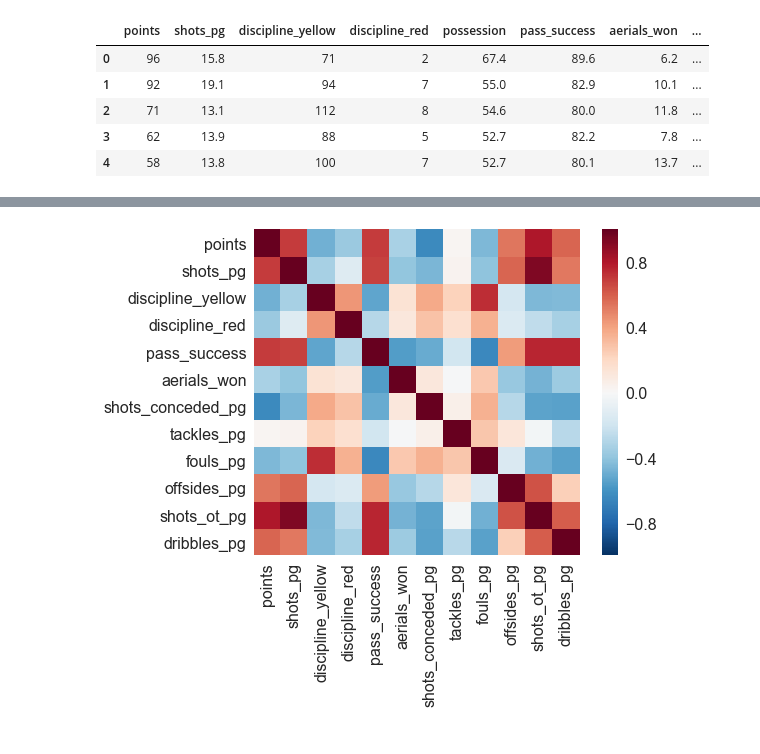
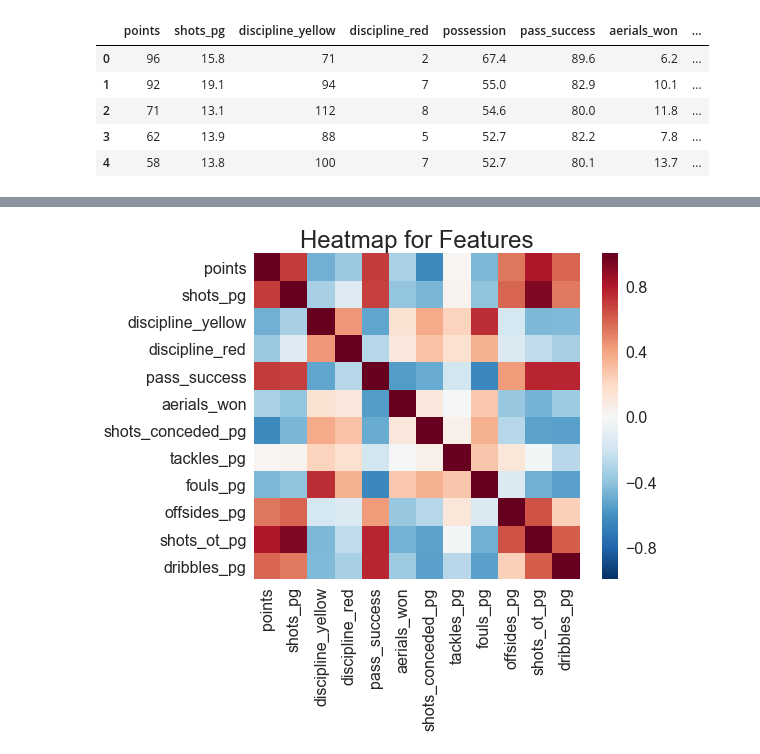
Before and after one commit to TRobertJackson/Data-Science-Projects, a Jupyter notebook: Soccer Game Prediction/Soccer Game Prediction_points.ipynb, the cells around one changed output, grey strips where cells are left out. Saved outputs shown, nothing was run; the diff lists cells and outputs as text; code cells hidden in the pictures.

```diff
--- a/Soccer Game Prediction/Soccer Game Prediction_points.ipynb
+++ b/Soccer Game Prediction/Soccer Game Prediction_points.ipynb
@@ -242,5 +202,5 @@ pickle.dump(Points_vs_Statistics, open('data/Points_vs_Statistics.p', 'wb'))
 # %%
-Points_Statistics_df = pickle.load(open('data/Points_vs_Statistics.p', 'rb'))
+Points_Statistics_df = pickle.load(open('data/Points_Statistics_df.p', 'rb'))
 # %%
 Points_Statistics_df = Points_Statistics_df.drop(['team', 'season'], axis = 1)
 # %%
@@ -286,0 +217,8 @@ Points_Statistics_df.corr().sort_values('points')
+# %%
+columns = Points_Statistics_df.columns
+X = Points_Statistics_df.drop(['points'], axis = 1)
+y = Points_Statistics_df[['points']]
+scaler = preprocessing.StandardScaler().fit(X)
+X_scaled = pd.DataFrame(scaler.transform(X))
+Points_Statistics_df = pd.concat([y, X_scaled], axis=1)
+Points_Statistics_df.columns = columns
@@ -611,3 +371,0 @@ print(fit.coef_)
-# %%
-rc={'axes.labelsize': 16, 'font.size': 16, 'legend.fontsize': 24.0, 'axes.titlesize': 24, 'xtick.labelsize': 16, 'ytick.labelsize': 16}
-sns.set(rc = rc)
@@ -683,9 +568,9 @@ plt.tight_layout()
 # %%
 #plot heatmap for all the features
-fig3, ax3 = plt.subplots()
-fig3.set_size_inches(8,6)
+fig2, ax2 = plt.subplots(figsize = (8,6))
 rc={'axes.labelsize': 16, 'font.size': 16, 'legend.fontsize': 32.0, 'axes.titlesize': 24, 'xtick.labelsize': 16, 'ytick.labelsize': 16}
 sns.set(rc = rc)
-sns.heatmap(Points_Statistics_df_final.corr(),square=True);
+sns.heatmap(Points_Statistics_df_final.corr(),square=True,ax = ax2)
+ax2.set_title('Heatmap for Features');
 # %% [output]
-[figure, old version]
+[figure, new version]
```
Also changed, not shown: parts of 121 cells of this notebook, 2 other files.
